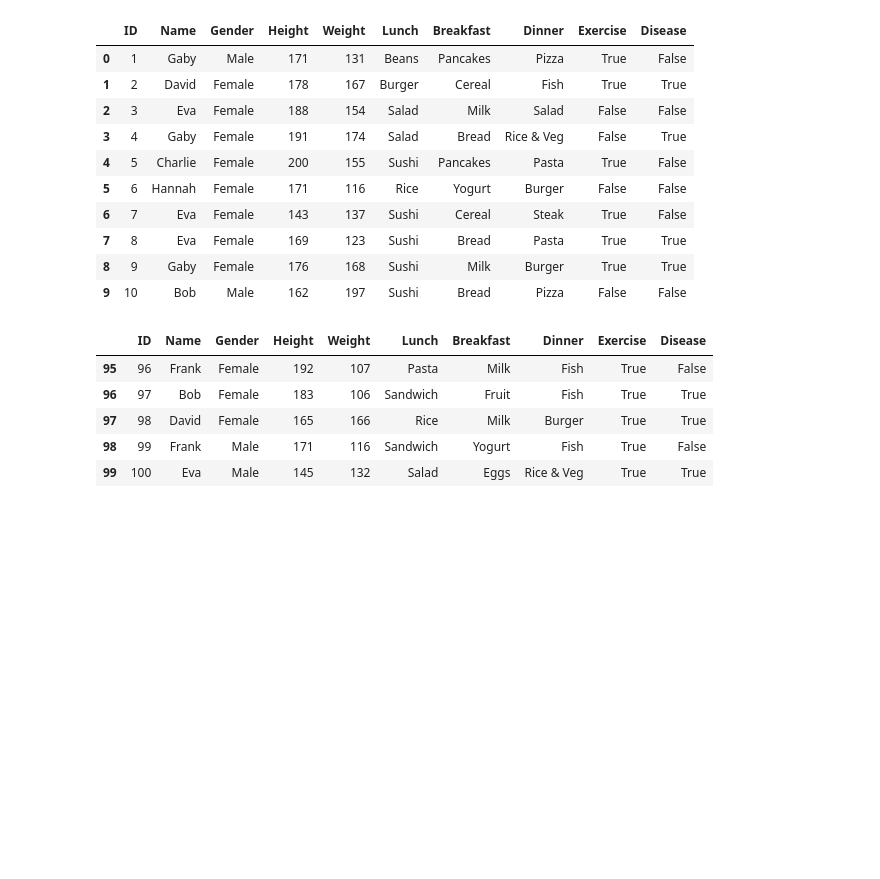
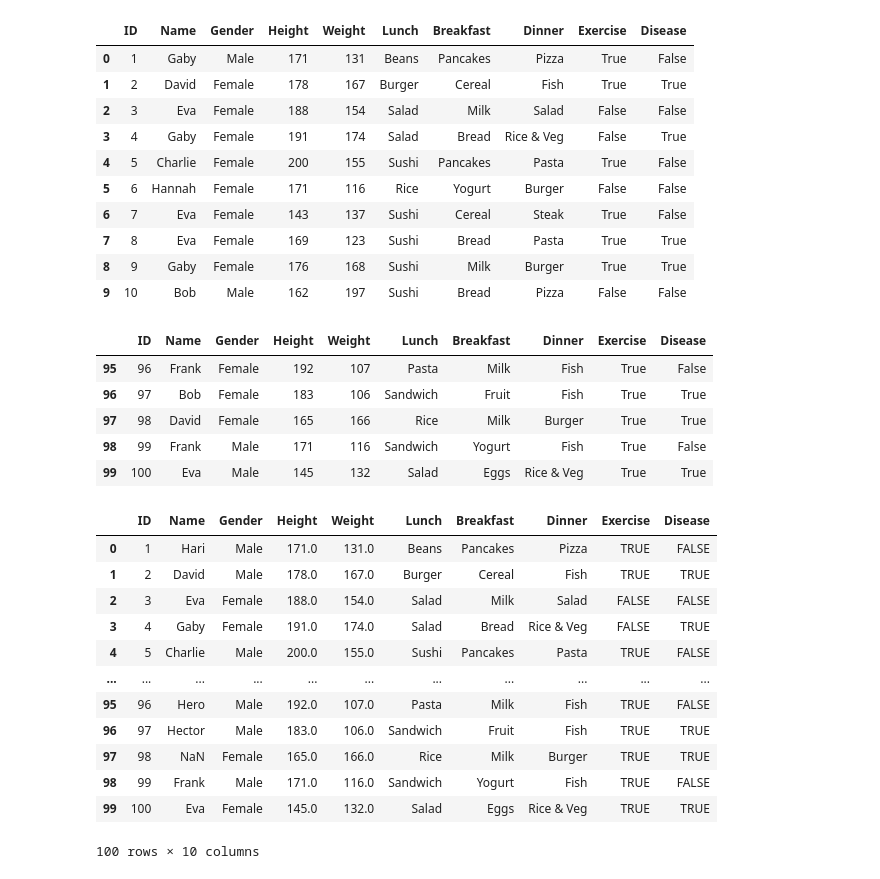
Before and after one commit to prabuddhayogi/ai-with-python, a Jupyter notebook: pandas.ipynb, the cells around one changed output. Drawn from its saved outputs; the diff is of its cells as text; code cells hidden in the pictures; blank space fills up the shorter version.

```diff
--- a/pandas.ipynb
+++ b/pandas.ipynb
@@ -97,3 +97,20 @@ df.tail(5)
 | 97 | 98 | David | Female | 165 | 166 | Rice | Milk | Burger | True | True |
 | 98 | 99 | Frank | Male | 171 | 116 | Sandwich | Yogurt | Fish | True | False |
 | 99 | 100 | Eva | Male | 145 | 132 | Salad | Eggs | Rice & Veg | True | True |
+# %%
+df=pd.read_csv("/content/drive/MyDrive/AI-python/lecture8/random_health_dat_new.csv")
+df
+# %% [output]
+|  | ID | Name | Gender | Height | Weight | Lunch | Breakfast | Dinner | Exercise | Disease |
+| 0 | 1 | Hari | Male | 171.0 | 131.0 | Beans | Pancakes | Pizza | TRUE | FALSE |
+| 1 | 2 | David | Male | 178.0 | 167.0 | Burger | Cereal | Fish | TRUE | TRUE |
+| 2 | 3 | Eva | Female | 188.0 | 154.0 | Salad | Milk | Salad | FALSE | FALSE |
+| 3 | 4 | Gaby | Female | 191.0 | 174.0 | Salad | Bread | Rice & Veg | FALSE | TRUE |
+| 4 | 5 | Charlie | Male | 200.0 | 155.0 | Sushi | Pancakes | Pasta | TRUE | FALSE |
+| ... | ... | ... | ... | ... | ... | ... | ... | ... | ... | ... |
+| 95 | 96 | Hero | Male | 192.0 | 107.0 | Pasta | Milk | Fish | TRUE | FALSE |
+| 96 | 97 | Hector | Male | 183.0 | 106.0 | Sandwich | Fruit | Fish | TRUE | TRUE |
+| 97 | 98 | NaN | Female | 165.0 | 166.0 | Rice | Milk | Burger | TRUE | TRUE |
+| 98 | 99 | Frank | Male | 171.0 | 116.0 | Sandwich | Yogurt | Fish | TRUE | FALSE |
+| 99 | 100 | Eva | Female | 145.0 | 132.0 | Salad | Eggs | Rice & Veg | TRUE | TRUE |
+100 rows × 10 columns
```
Also changed, not shown: parts of 4 cells of this notebook.
